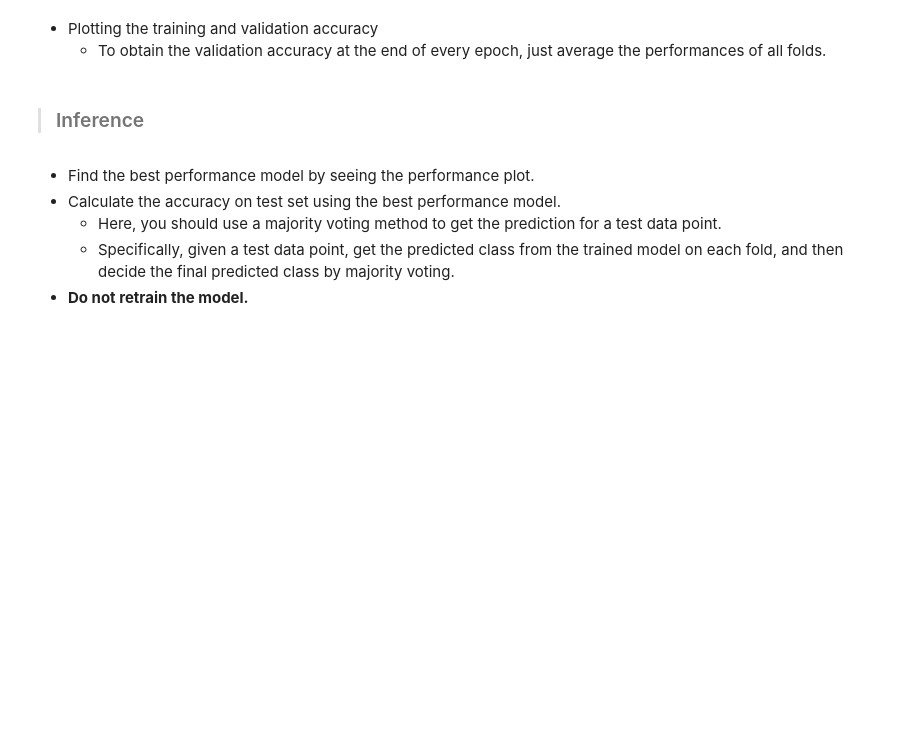
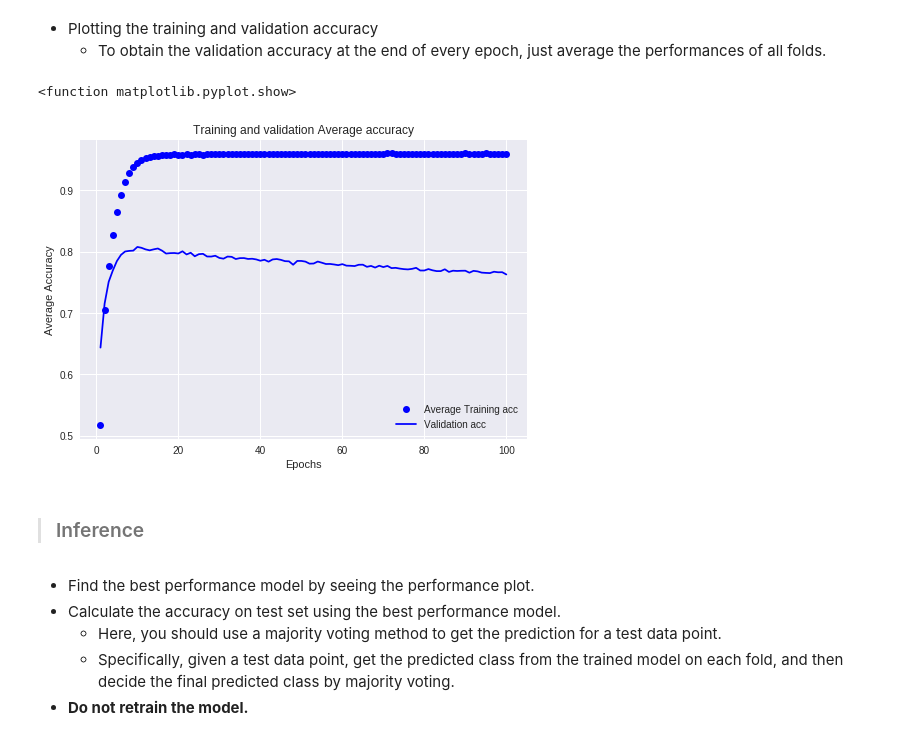
Before and after one commit to JoSungHun/DeepLearning, a Jupyter notebook: hw2.ipynb, the cells around one changed output. Cells and saved outputs as stored; diff of their text form; code cells hidden in the pictures; blank space fills up the shorter version.

```diff
--- a/hw2.ipynb
+++ b/hw2.ipynb
@@ -53,10 +50,6 @@ def build_model():
               loss='categorical_crossentropy',
               metrics=['accuracy'])
   return model
-# %%
-model.compile(optimizer='rmsprop',
-              loss='categorical_crossentropy',
-              metrics=['accuracy'])
 # %% [markdown]
 > ### Validation
 # %% [markdown]
@@ -79,25 +82,28 @@ Mounted at /content/gdrive
 # write a code for 10-fold cross validation here
 import numpy as np
 k = 10
-num_val_samples = len(train_data) // k
-num_epochs = 50
+num_val_samples = len(x_train) // k
+num_epochs = 100
 all_train_acc = []
 all_val_acc = []
 for i in range(k):
   print('처리중인 폴드 #', i)
 
-  val_data = train_data[i * num_val_samples: (i+1) * num_val_samples]
-  val_targets = train_targets[i * num_val_samples: (i+1) * num_val_samples]
+  modelckpt = ModelCheckpoint(filepath=filepath[i])
+  #
+  val_data = x_train[i * num_val_samples: (i+1) * num_val_samples]
+  val_labels = one_hot_train_labels[i * num_val_samples: (i+1) * num_val_samples]
 
-  partial_train_data = np.concatenate([train_data[:i * num_val_samples], train_data[(i + 1) * num_val_samples:]], axis=0)
-  partial_train_targets = np.concatenate([train_targets[:i * num_val_samples], train_targets[(i + 1) * num_val_samples:]], axis=0)
+  partial_train_data = np.concatenate([x_train[:i * num_val_samples], x_train[(i + 1) * num_val_samples:]], axis=0)
+  partial_train_labels = np.concatenate([one_hot_train_labels[:i * num_val_samples], one_hot_train_labels[(i + 1) * num_val_samples:]], axis=0)
 
   model = build_model()
   history = model.fit(partial_train_data,
-                      partial_train_targets,
-                      epochs=numepochs,
+                      partial_train_labels,
+                      epochs=num_epochs,
                       batch_size=512,
-                      validation_data=(val_data, val_targets))
+                      validation_data=(val_data, val_labels),
+                      callbacks=[modelckpt])
 
   train_acc = history.history['acc']
   val_acc = history.history['val_acc']
@@ -112,3 +136,25 @@ for i in range(k):
+# %%
+
+# write a code for plotting the training and validation accuracy
+import matplotlib.pyplot as plt
+
+# 모든 폴드의 val_acc 평균
+average_val_acc = [
+    np.mean([x[i] for x in all_val_acc]) for i in range(num_epochs)]
+#모든 폴드의 train_acc 평균
+average_train_acc = [
+    np.mean([x[i] for x in all_train_acc]) for i in range(num_epochs)]
+
+plt.plot(range(1, len(average_train_acc) + 1), average_train_acc, 'bo', label = 'Average Training acc')
+plt.plot(range(1, len(average_val_acc) + 1), average_val_acc, 'b', label='Validation acc')
+plt.title('Training and validation Average accuracy')
+plt.xlabel('Epochs')
+plt.ylabel('Average Accuracy')
+plt.legend()
+plt.show
+# %% [output]
+<function matplotlib.pyplot.show>
+[figure, added]
 # %% [markdown]
 > ### Inference
 # %% [markdown]
```
Also changed, not shown: parts of 13 cells of this notebook.
